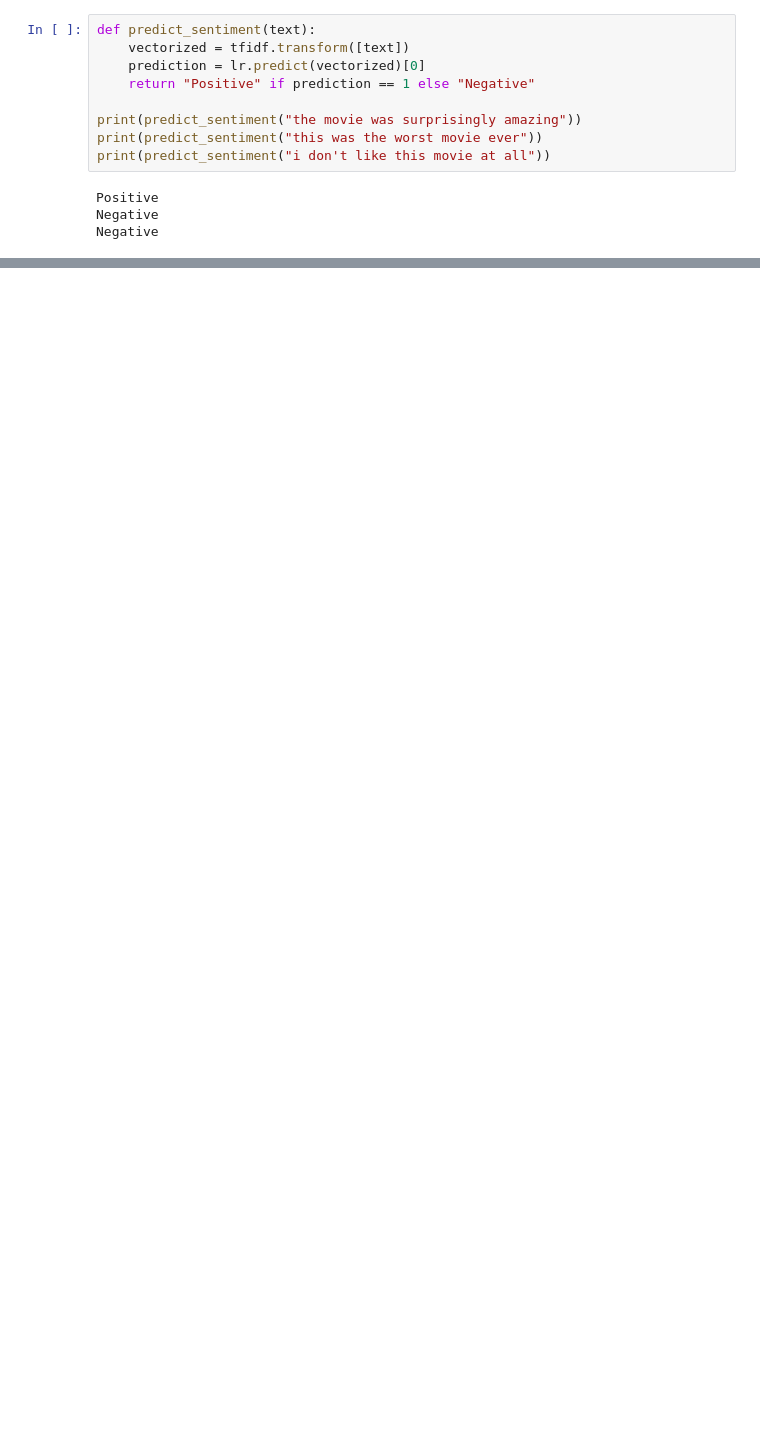
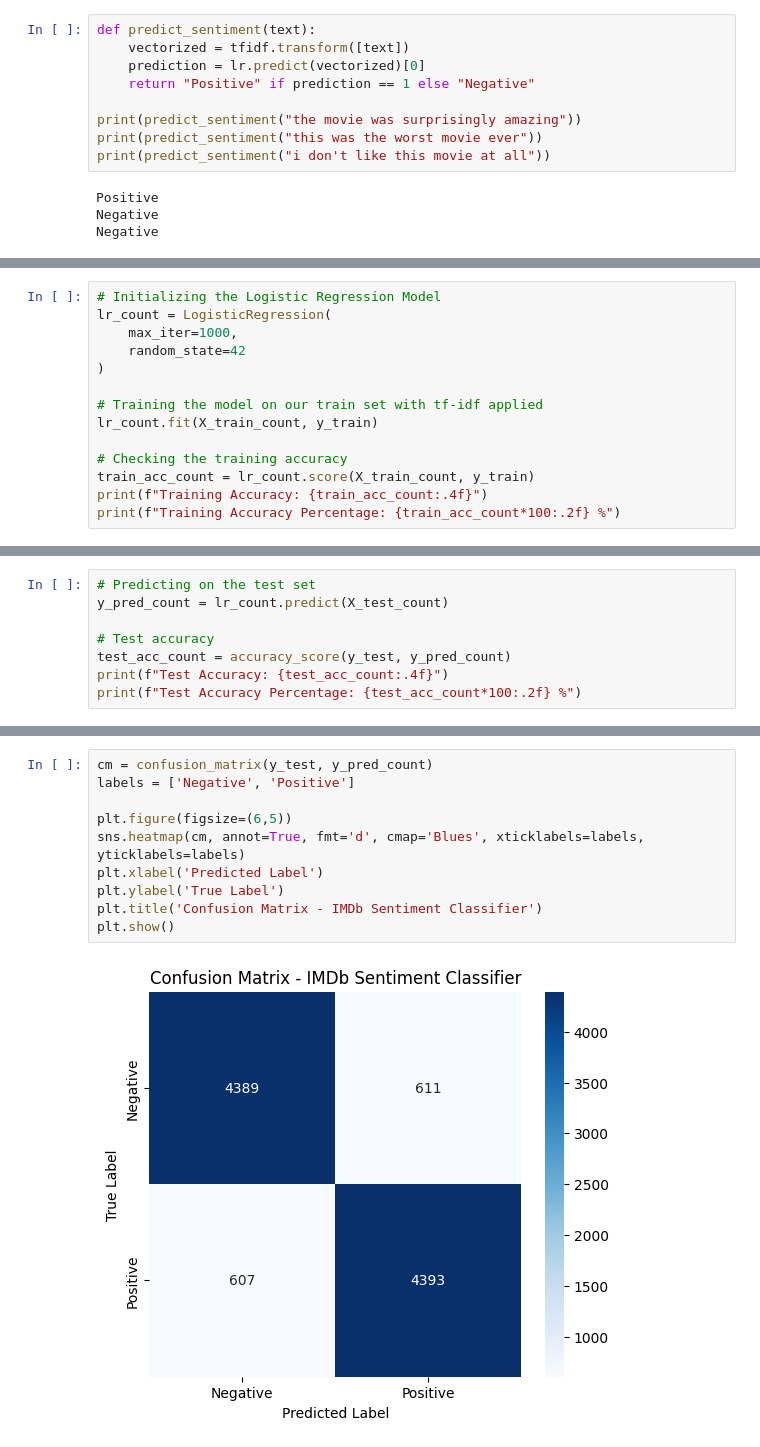
Before and after one commit to TarneemAlaa1/imdb-sentiment-classifier, a Jupyter notebook: notebooks/02_vectorization_logreg.ipynb, the cells around one changed output, grey strips where cells are left out. Drawn from its saved outputs; the diff is of its cells as text; blank space fills up the shorter version.

```diff
--- a/notebooks/02_tf-idf_logistic_classifier.ipynb
+++ b/notebooks/02_vectorization_logreg.ipynb
@@ -212,0 +279,14 @@ Negative
+# %%
+# Initializing the Logistic Regression Model
+lr_count = LogisticRegression(
+    max_iter=1000,
+    random_state=42
+)
+
+# Training the model on our train set with tf-idf applied
+lr_count.fit(X_train_count, y_train)
+
+# Checking the training accuracy
+train_acc_count = lr_count.score(X_train_count, y_train)
+print(f"Training Accuracy: {train_acc_count:.4f}")
+print(f"Training Accuracy Percentage: {train_acc_count*100:.2f} %")
@@ -212,0 +298,8 @@ Negative
+# %%
+# Predicting on the test set
+y_pred_count = lr_count.predict(X_test_count)
+
+# Test accuracy
+test_acc_count = accuracy_score(y_test, y_pred_count)
+print(f"Test Accuracy: {test_acc_count:.4f}")
+print(f"Test Accuracy Percentage: {test_acc_count*100:.2f} %")
@@ -212,0 +331,12 @@ Negative
+# %%
+cm = confusion_matrix(y_test, y_pred_count)
+labels = ['Negative', 'Positive']
+
+plt.figure(figsize=(6,5))
+sns.heatmap(cm, annot=True, fmt='d', cmap='Blues', xticklabels=labels, yticklabels=labels)
+plt.xlabel('Predicted Label')
+plt.ylabel('True Label')
+plt.title('Confusion Matrix - IMDb Sentiment Classifier')
+plt.show()
+# %% [output]
+[figure, added]
```
Also changed, not shown: parts of 21 cells of this notebook.
